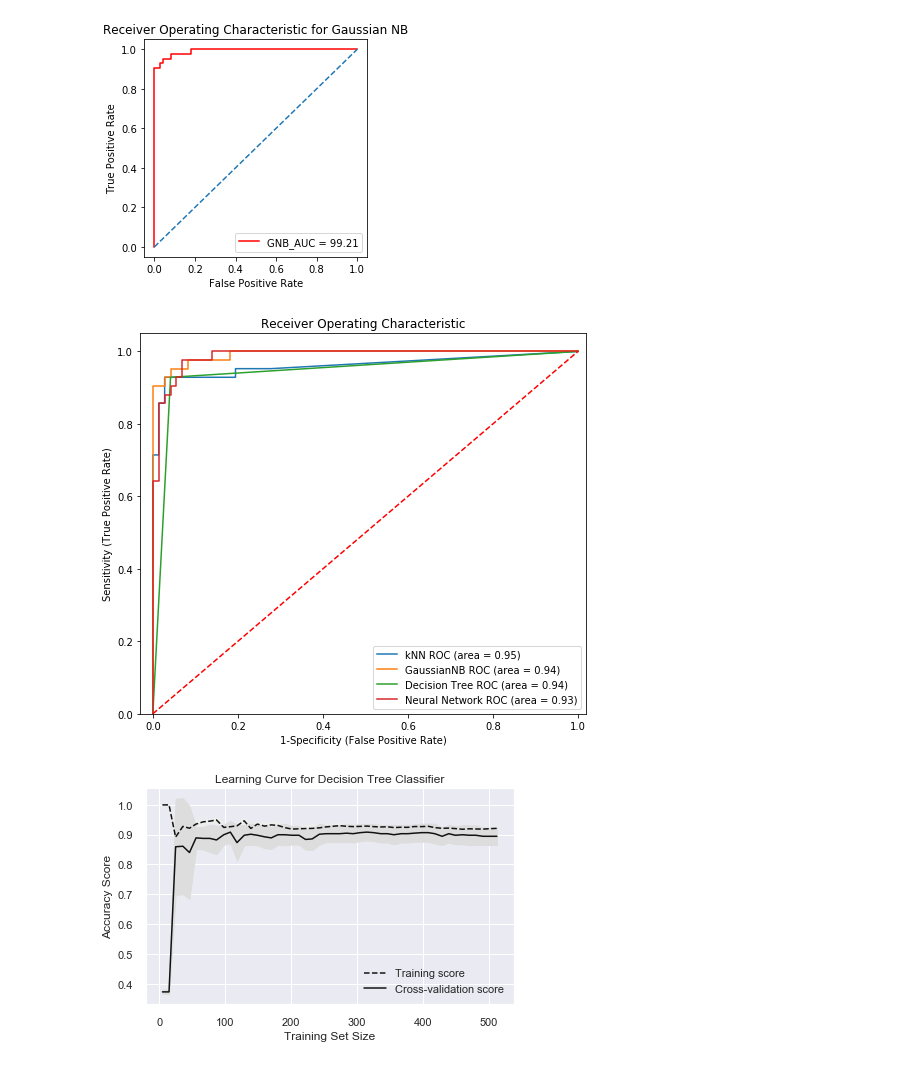
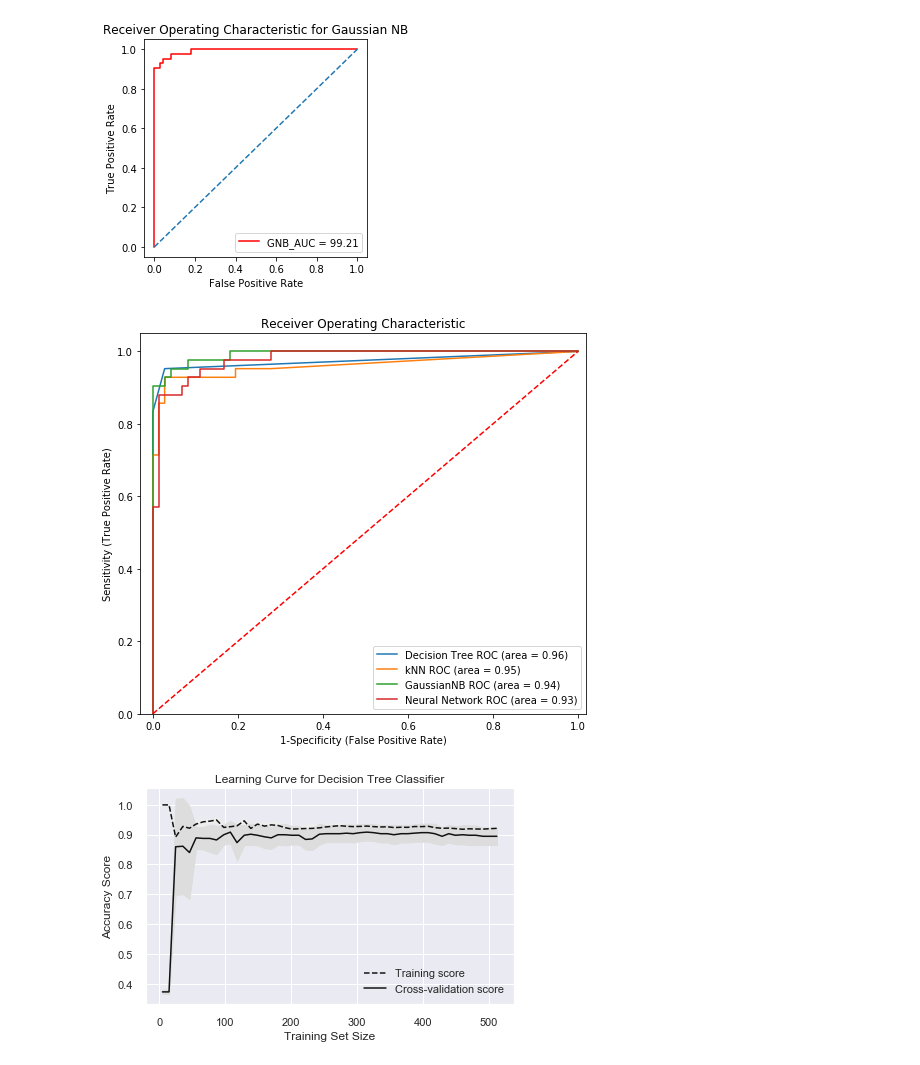
Before and after one commit to emmusic/breastcancer, a Jupyter notebook: EK - Breast Cancer Analysis (1).ipynb, the cells around one changed output. Cells and saved outputs as stored; diff of their text form; code cells hidden in the pictures.

```diff
--- a/EK - Breast Cancer Analysis (1).ipynb
+++ b/EK - Breast Cancer Analysis (1).ipynb
@@ -1345,51 +1339,49 @@ plt.figure()
 models = [
 
 {
+    'label': 'Decision Tree',
+    'model': DecisionTreeClassifier(ccp_alpha = 0.12, max_features = 7,
+                                  criterion = 'entropy', max_depth = 10, min_samples_leaf=7,
+                                 random_state = 75, min_samples_split = 8)
+},
+{
     'label': 'kNN',
-    'model': KNeighborsClassifier(n_neighbors = 11,
-                          metric='minkowski',
-                          weights='distance',
-                           p=2),
+    'model': KNeighborsClassifier(n_neighbors = 11, metric='minkowski',
+                          weights='distance',p=2),
 },
 {
     'label': 'GaussianNB',
     'model': GaussianNB(),
-},
-{
-    'label': 'Decision Tree',
-    'model': DecisionTreeClassifier(ccp_alpha = 0.11, max_features = 3,
-                                  criterion = 'gini', max_depth = 10, min_samples_leaf=1,
-                                 random_state = 54, min_samples_split = 1)
 },
 {
     'label': 'Neural Network',
     'model': MLPClassifier(),
 }
 ]
 
 # Below for loop iterates through your models list
 for m in models:
     model = m['model'] # select the model
     model.fit(X_train, y_train) # train the model
     y_pred=model.predict(X_test) # predict the test data
 # Compute False postive rate, and True positive rate
     fpr, tpr, thresholds = metrics.roc_curve(y_test, model.predict_proba(X_test)[:,1])
 # Calculate Area under the curve to display on the plot
     auc = metrics.roc_auc_score(y_test,model.predict(X_test))
 # Now, plot the computed values
     plt.plot(fpr, tpr, label='%s ROC (area = %0.2f)' % (m['label'], auc))
 # Custom settings for the plot
 plt.plot([0, 1], [0, 1],'r--')
 plt.xlim([-0.03, 1.02])
 plt.ylim([0.0, 1.05])
 plt.xlabel('1-Specificity (False Positive Rate)')
 plt.ylabel('Sensitivity (True Positive Rate)')
 plt.title('Receiver Operating Characteristic')
 plt.legend(loc="lower right")
 fig = plt.gcf()
 fig.savefig('ROC_combos.png', dpi=100)
 fig.set_size_inches(8, 7, forward=True)
 plt.show()
 # %% [output]
-[figure, old version]
+[figure, new version]
 # %%
```
Also changed, not shown: parts of 32 cells of this notebook.
